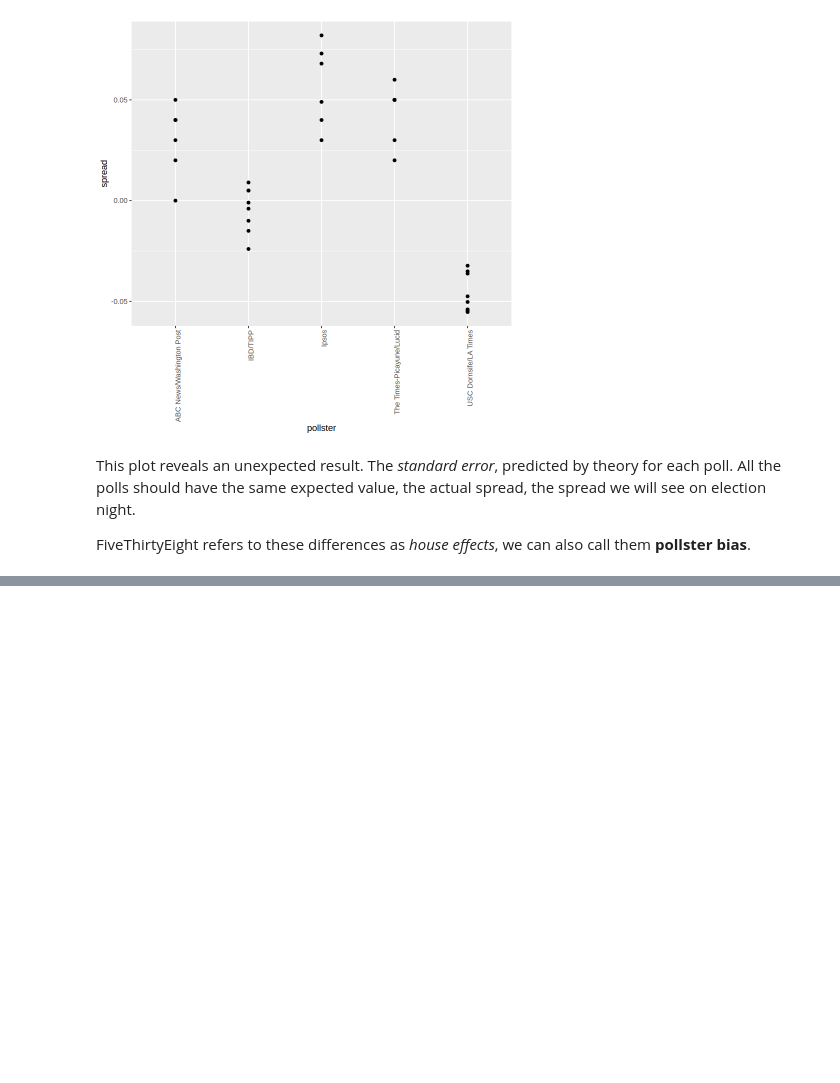
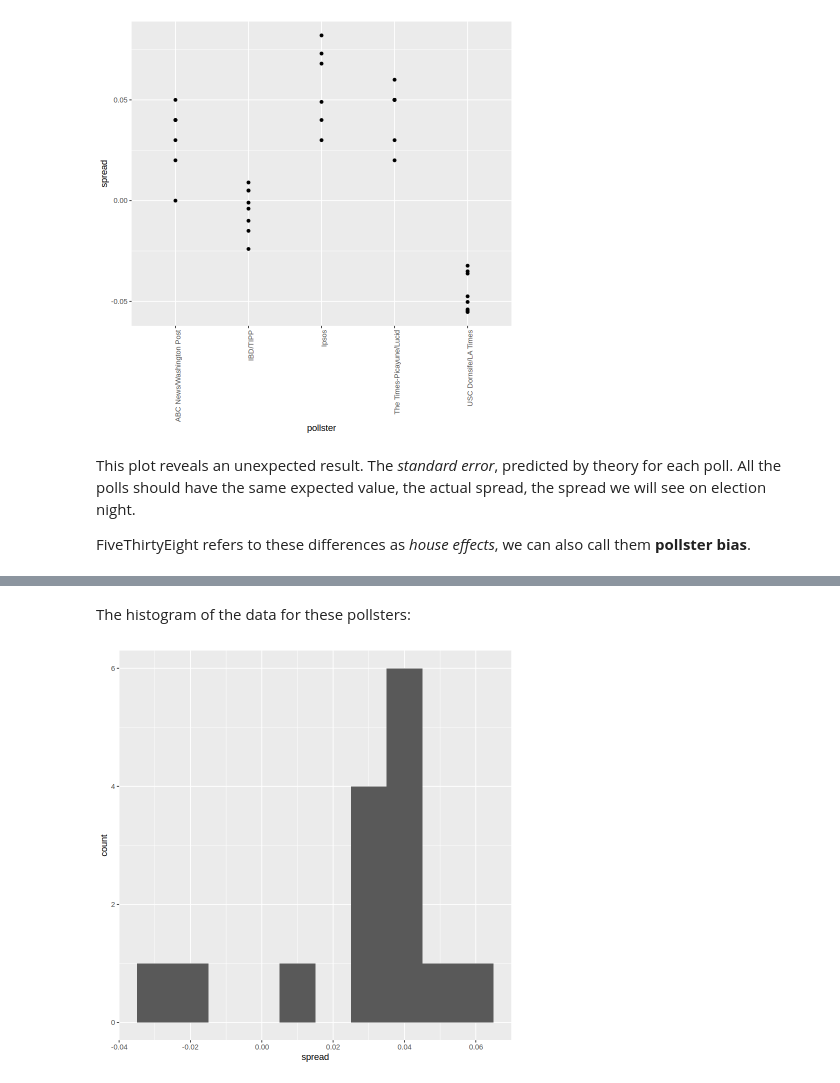
Before and after one commit to benitojpc/data-science-infering-modeling, a Jupyter notebook: Inference-Modeling.ipynb, the cells around one changed output, grey strips where cells are left out. Drawn from its saved outputs; the diff is of its cells as text; code cells hidden in the pictures; blank space fills up the shorter version.

```diff
--- a/Inference-Modeling.ipynb
+++ b/Inference-Modeling.ipynb
@@ -2117,0 +2131,6 @@ FiveThirtyEight refers to these differences as *house effects*, we can also call
+# %%
+one_poll_per_pollster <- polls %>%
+                            group_by( pollster ) %>%
+                            filter( enddate==max(enddate) ) %>%
+                            ungroup()
+one_poll_per_pollster
@@ -2117,0 +2156,7 @@ FiveThirtyEight refers to these differences as *house effects*, we can also call
+# %% [markdown]
+The histogram of the data for these pollsters:
+# %%
+one_poll_per_pollster %>%
+    ggplot( aes(spread) ) + geom_histogram( binwidth=0.01 )
+# %% [output]
+[figure, added]
```
Also changed, not shown: parts of 73 cells of this notebook, 1 other file.
